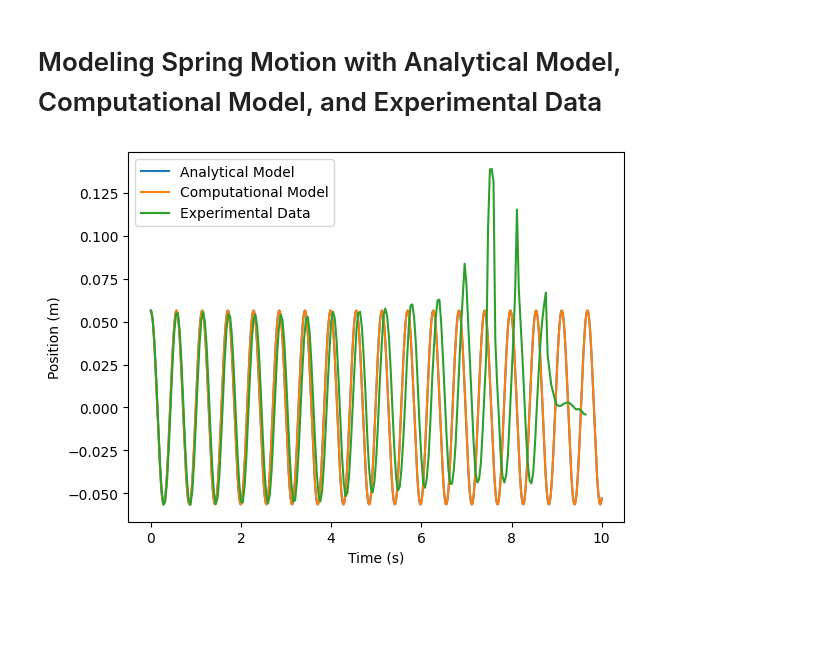
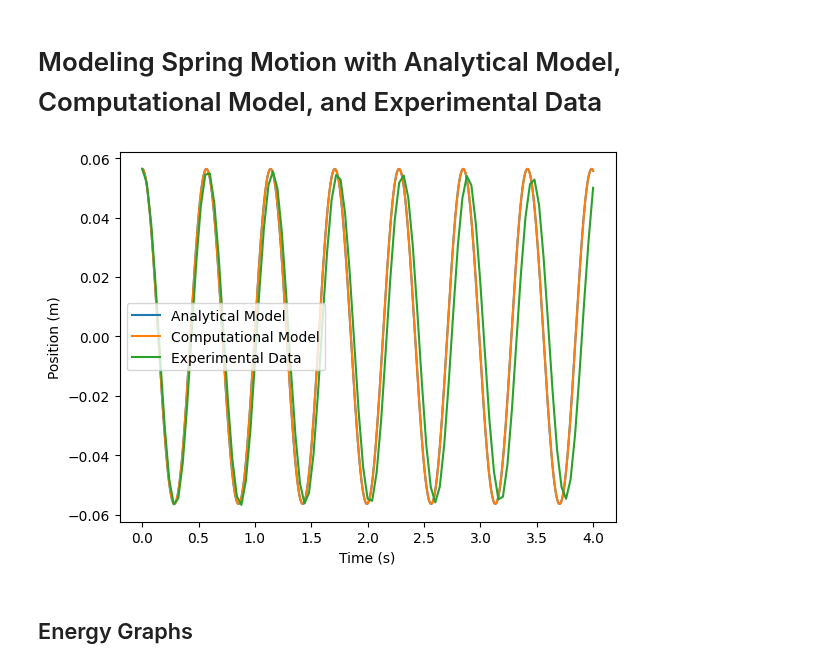
Before and after one commit to kevinthegreat1/HonorsPhysics2, a Jupyter notebook: Unit3/Model.ipynb, the cells around one changed output. Cells and saved outputs as stored; diff of their text form; code cells hidden in the pictures; blank space fills up the shorter version.

```diff
--- a/Unit3/Model.ipynb
+++ b/Unit3/Model.ipynb
@@ -33,18 +34,20 @@ def analyticial_model(times):
     return positions
 # %%
 # Compute Models
-times = np.linspace(0, 10, 10000)
-accelerations, velocities, displacements = computational_model(times, computational_spring_constant, data1["Position (m)"][0])
+times = np.linspace(0, data1["Time (s)"].iat[-1], 10000)
+computational_accelerations, computational_velocities, computational_positions = computational_model(times, computational_spring_constant, data1["Position (m)"][0])
 analytical_positions = analyticial_model(times)
 # %%
 # Plot Models
 plt.plot(times, analytical_positions, label="Analytical Model")
-plt.plot(times, displacements, label="Computational Model")
+plt.plot(times, computational_positions, label="Computational Model")
 plt.plot(data1["Time (s)"], data1["Position (m)"], label="Experimental Data")
 plt.xlabel("Time (s)")
 plt.ylabel("Position (m)")
 plt.legend()
 plt.savefig("Data1.png", dpi=300)
 plt.show()
 # %% [output]
-[figure, old version]
+[figure, new version]
+# %% [markdown]
+## Energy Graphs
```
Also changed, not shown: parts of 5 cells of this notebook, 3 other files.
